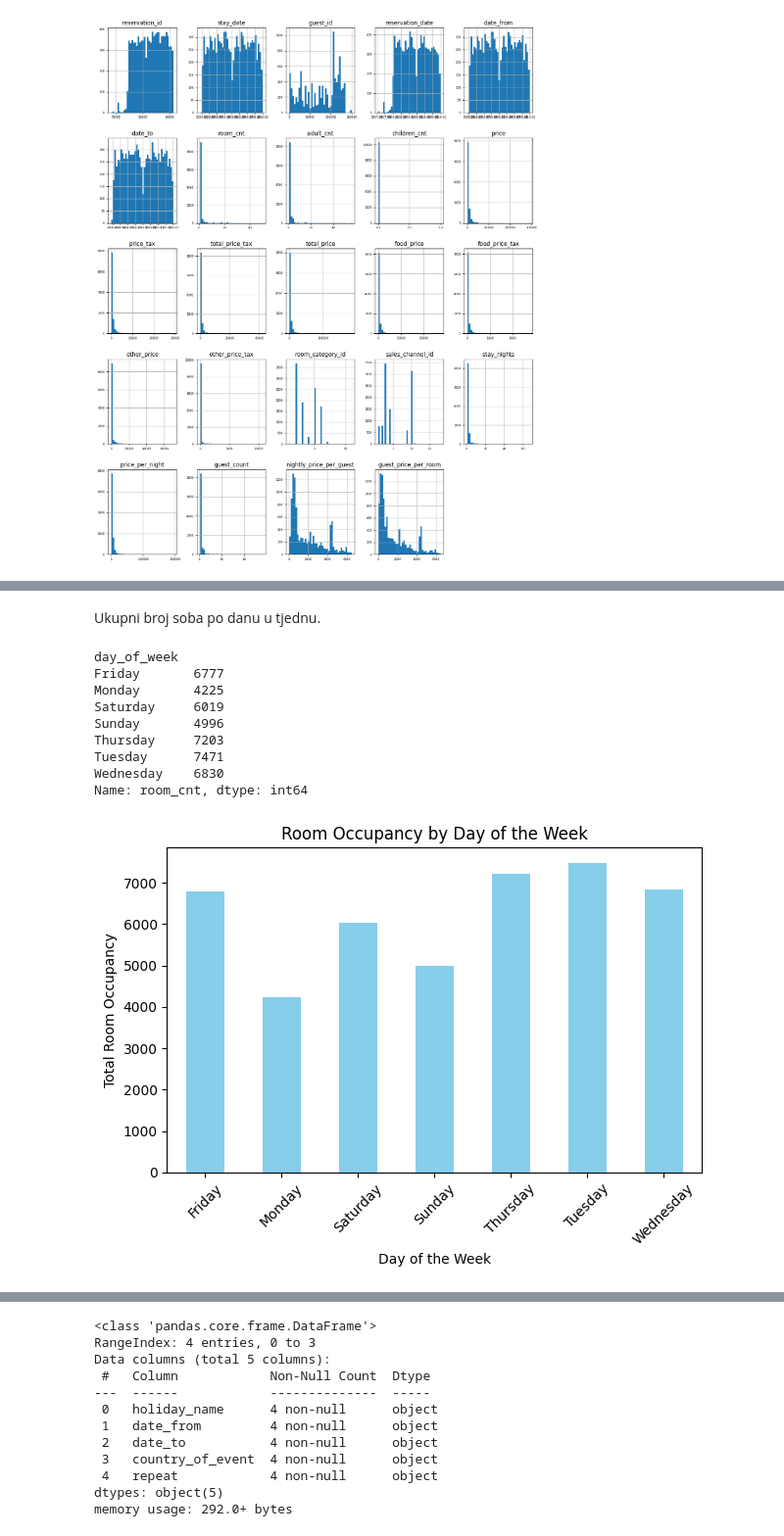
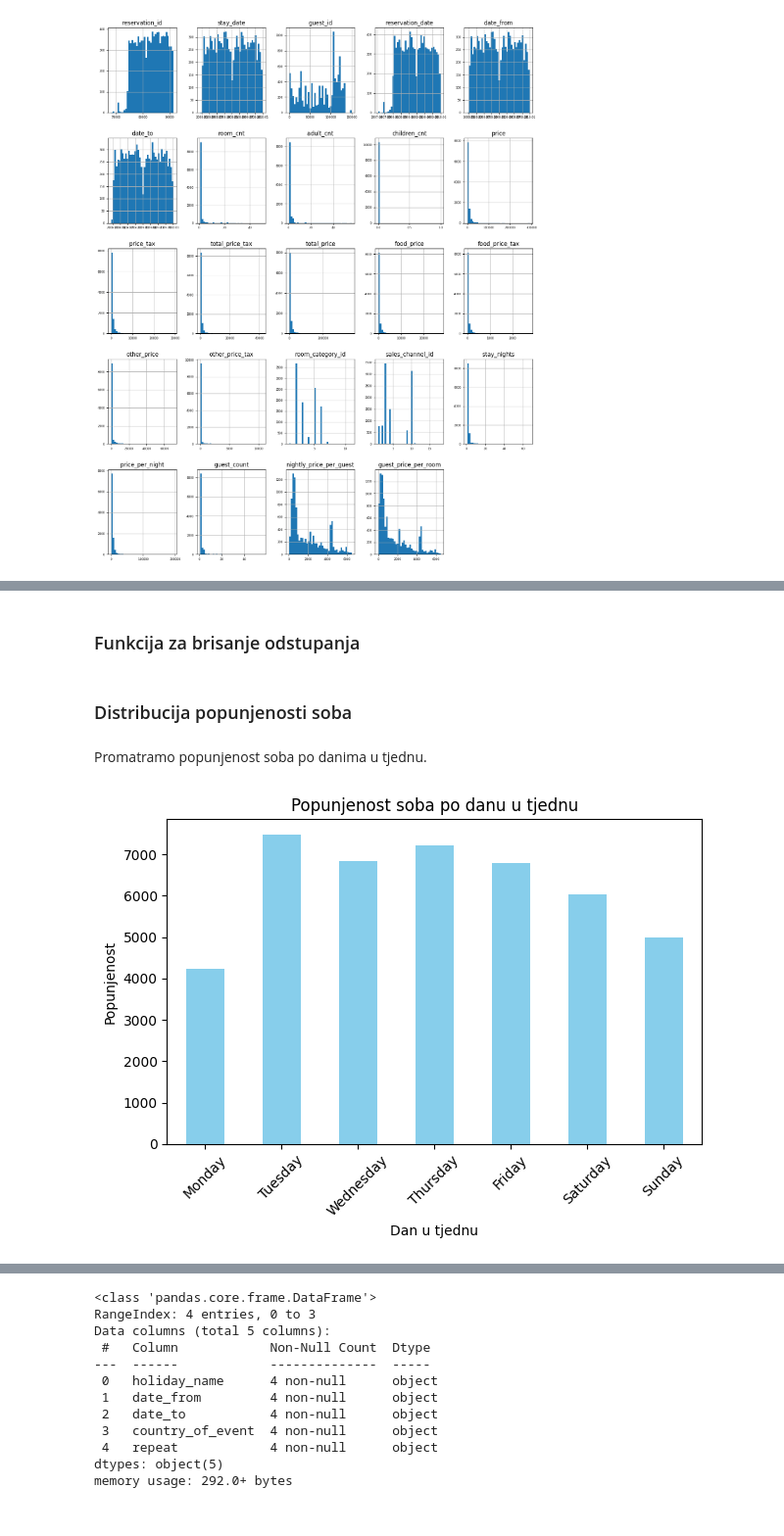
Before and after one commit to Matija-Kukic/lumen, a Jupyter notebook: data_analysis/train_data_analysis.ipynb, the cells around one changed output, grey strips where cells are left out. Shown at 98% size. Drawn from its saved outputs; the diff is of its cells as text; code cells hidden in the pictures.

```diff
--- a/data_analysis/train_data_analysis.ipynb
+++ b/data_analysis/train_data_analysis.ipynb
@@ -487,0 +469,2 @@ room_occupancy.head()
+# %% [markdown]
+### Funkcija za brisanje odstupanja
@@ -488,25 +478,19 @@ room_occupancy.head()
+# %% [markdown]
+### Distribucija popunjenosti soba
 # %% [markdown]
-Ukupni broj soba po danu u tjednu.
+Promatramo popunjenost soba po danima u tjednu.
 # %%
-room_occupancy['day_of_week'] = room_occupancy.index.day_name()
-#room_occupancy.head(n = 10)
-occupancy_by_day = room_occupancy.groupby('day_of_week')['room_cnt'].sum()
-print(occupancy_by_day)
-occupancy_by_day.plot(kind='bar', color='skyblue')
-plt.title('Room Occupancy by Day of the Week')
-plt.xlabel('Day of the Week')
-plt.ylabel('Total Room Occupancy')
-plt.xticks(rotation=45)  # Rotate x-axis labels for better readability
+room_occupancy["day_of_week"] = room_occupancy.index.day_name()
+occupancy_by_day = room_occupancy.groupby("day_of_week")["room_cnt"].sum()
+day_order = ["Monday", "Tuesday", "Wednesday", "Thursday", "Friday", "Saturday", "Sunday"]
+occupancy_by_day.index = pd.Categorical(occupancy_by_day.index, categories = day_order, ordered = True)
+occupancy_by_day = occupancy_by_day.sort_index()
+occupancy_by_day.plot(kind = "bar", color = "skyblue")
+plt.title("Popunjenost soba po danu u tjednu")
+plt.xlabel("Dan u tjednu")
+plt.ylabel("Popunjenost")
+plt.xticks(rotation = 45)
 plt.tight_layout()
 plt.show()
 # %% [output]
-day_of_week
-Friday       6777
-Monday       4225
-Saturday     6019
-Sunday       4996
-Thursday     7203
-Tuesday      7471
-Wednesday    6830
-Name: room_cnt, dtype: int64
-[figure, old version]
+[figure, new version]
```
Also changed, not shown: parts of 18 cells of this notebook, 5 other files.
